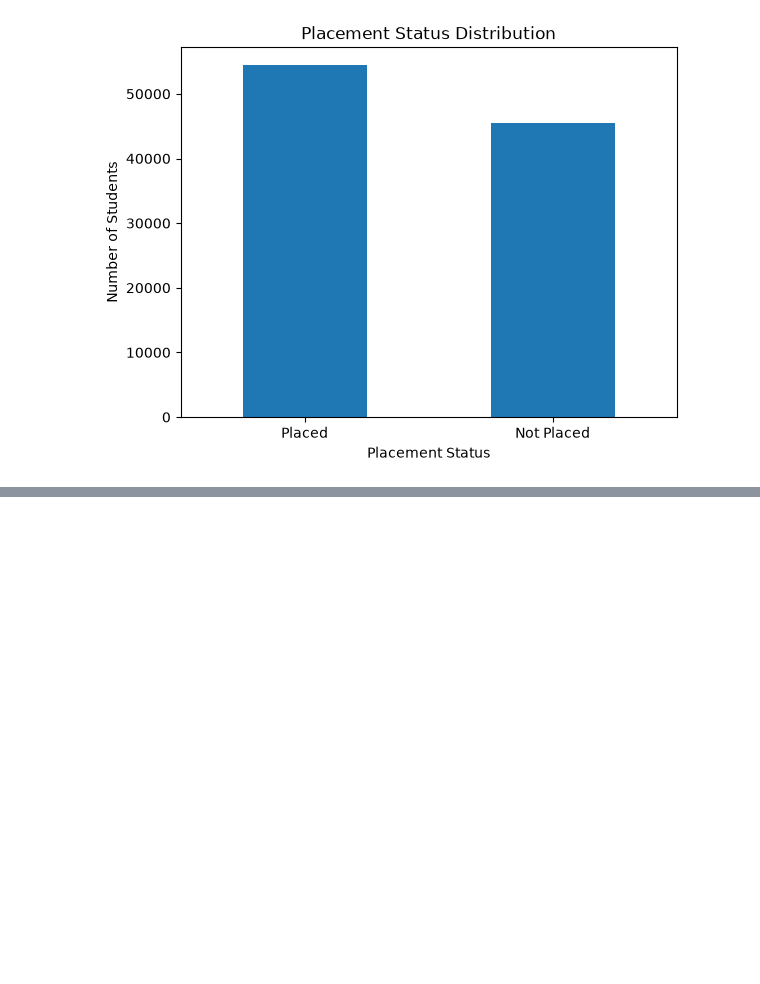
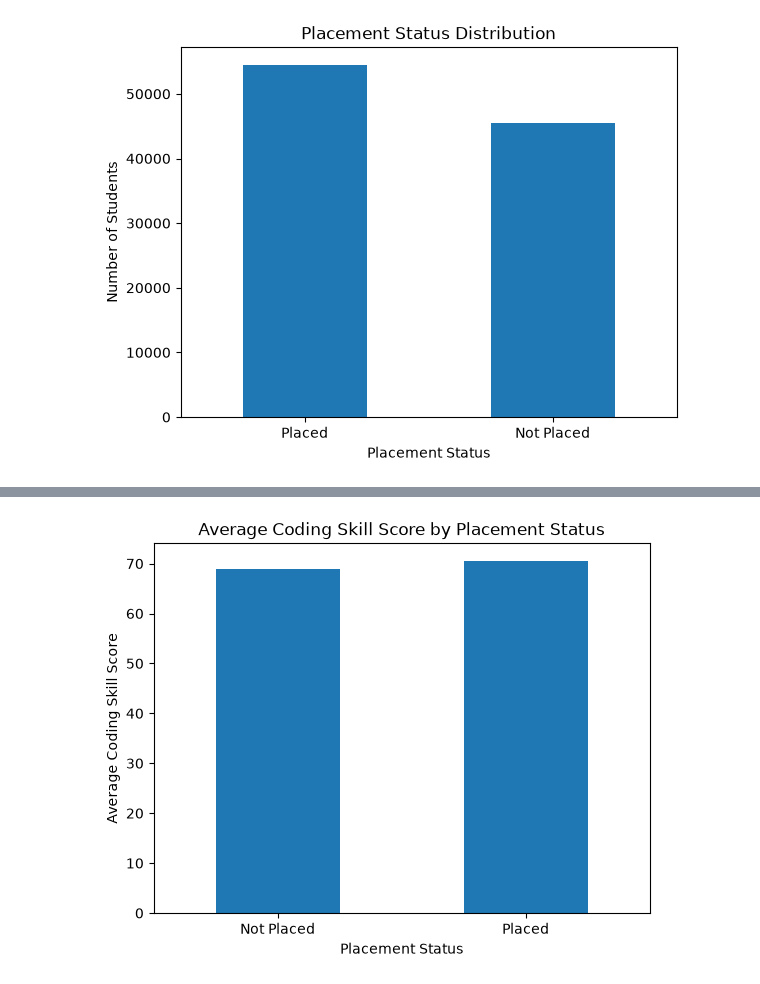
Before and after one commit to coolgeeksnippets/AI-ML-Project-Student_Placement_Prediction_System, a Jupyter notebook: notebooks/analysis.ipynb, the cells around one changed output, grey strips where cells are left out. Cells and saved outputs as stored; diff of their text form; code cells hidden in the pictures; blank space fills up the shorter version.

```diff
--- a/notebooks/analysis.ipynb
+++ b/notebooks/analysis.ipynb
@@ -218,0 +343,9 @@ plt.show()
+# %%
+df_clean.groupby('placement_status')['coding_skill_score'].mean().plot(kind='bar')
+plt.title('Average Coding Skill Score by Placement Status')
+plt.xlabel('Placement Status')
+plt.ylabel('Average Coding Skill Score')
+plt.xticks(rotation=0)
+plt.show()
+# %% [output]
+[figure, added]
```
Also changed, not shown: parts of 30 cells of this notebook.
